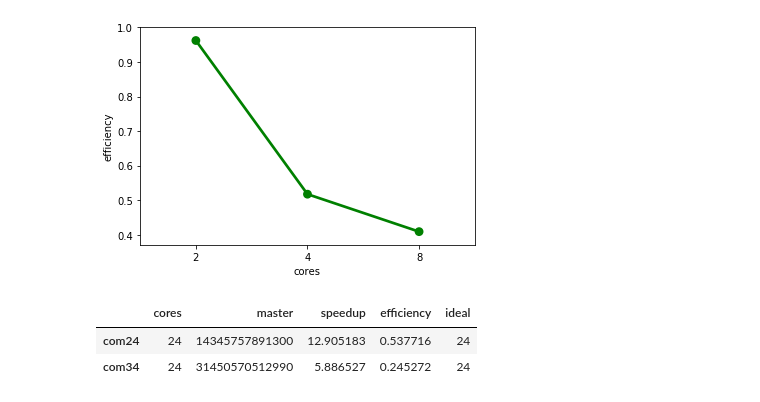
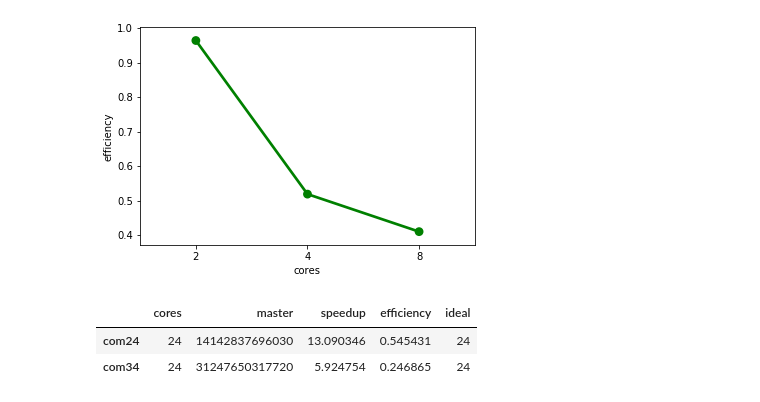
Before and after one commit to FraMecca/SCPD_FFF, a Jupyter notebook: graphs.ipynb, the cells around one changed output. Drawn from its saved outputs; the diff is of its cells as text; code cells hidden in the pictures.

```diff
--- a/graphs.ipynb
+++ b/graphs.ipynb
@@ -26,6 +26,7 @@ def get_res(resfile, k, key='dimension'):
             ret[fn]  = sum([int(l[l.index(":")+1:]) for l in ll])
         ret[key] = int(k)
     return ret
+ftime512 = 6764006509
 # %%
 seqResults = {}
 for k,v in files.items():
@@ -213,32 +225,35 @@ Efficiency SHM
 # %%
 files = {}
 files['com24'] = '/home/user/scpd_fff/cgl_mpi/2x4.time.0.prof' # 30g
 files['com34'] = '/home/user/scpd_fff/cgl_mpi/3x4.time.0.prof' # 30g
 
 
 mpiResults = {}
 for k,v in files.items():
     mpiResults[k] = get_res(v,k[3:], key='cores')
 
 mpiResults = pd.DataFrame(mpiResults)
 
 mpiResults['com24'] = mpiResults['com24'] * 30
 mpiResults['com24']['cores'] = 24
+mpiResults['com24']['master'] -= ftime512*30
+
 mpiResults['com34'] = mpiResults['com34'] * 30
 mpiResults['com34']['cores'] = 24
+mpiResults['com34']['master'] -= ftime512*30
 
 mpiResults = mpiResults.T
 mpiResults= mpiResults.sort_values(by='cores')
 TIME = seqResults['main'].loc['seq512']
 s = set()
 s.add('cores')
 funs = list(set(mpiResults.T.index) - s)
 df = mpiResults.drop(['manage_slaves', 'slave'],axis=1)
 df['speedup'] = df['master'].apply(lambda x: TIME/x)
 df['efficiency'] = df['speedup'] / df['cores']
 df['ideal'] = df['cores']
 df
 # %% [output]
 |  | cores | master | speedup | efficiency | ideal |
-| com24 | 24 | 14345757891300 | 12.905183 | 0.537716 | 24 |
-| com34 | 24 | 31450570512990 | 5.886527 | 0.245272 | 24 |
+| com24 | 24 | 14142837696030 | 13.090346 | 0.545431 | 24 |
+| com34 | 24 | 31247650317720 | 5.924754 | 0.246865 | 24 |
```
Also changed, not shown: parts of 7 cells of this notebook, 12 other files.
